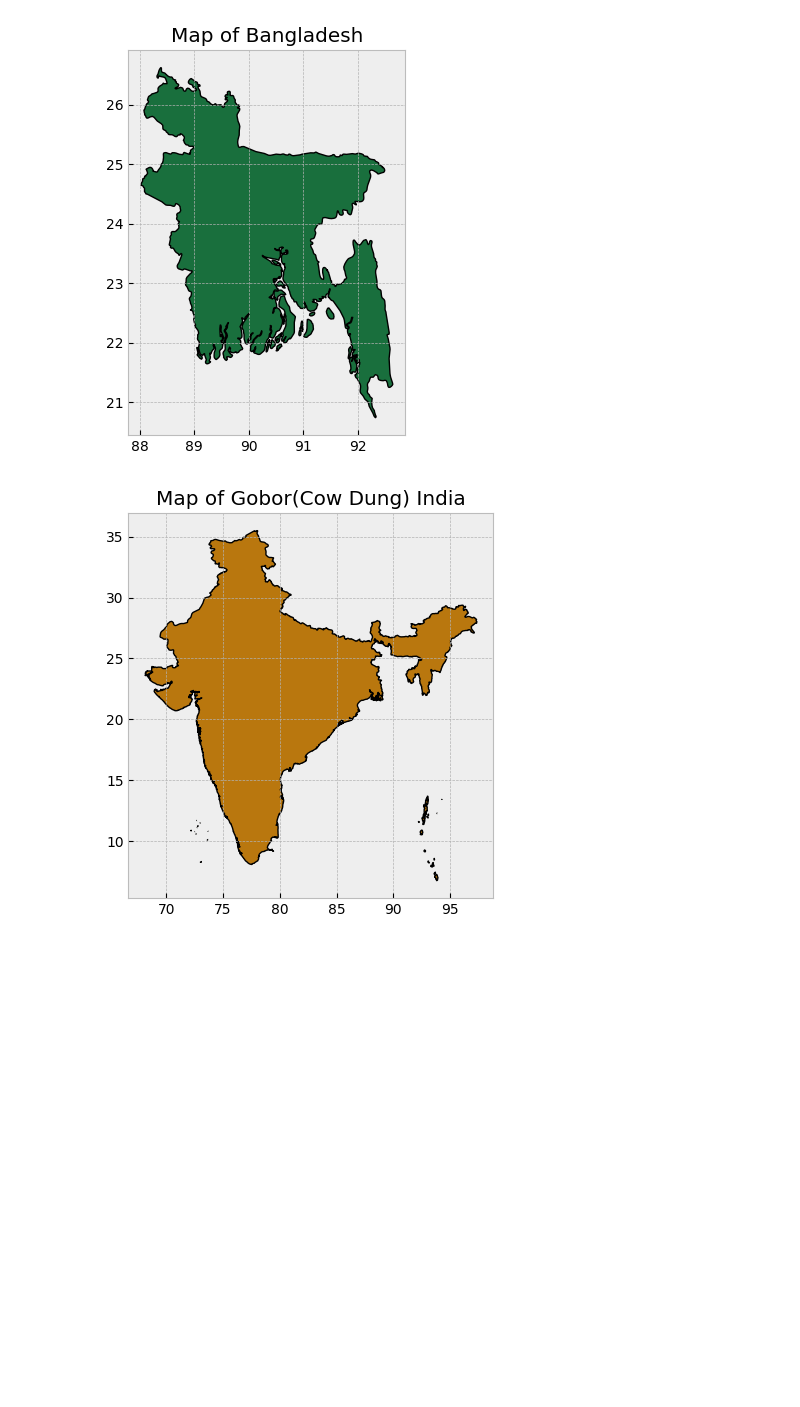
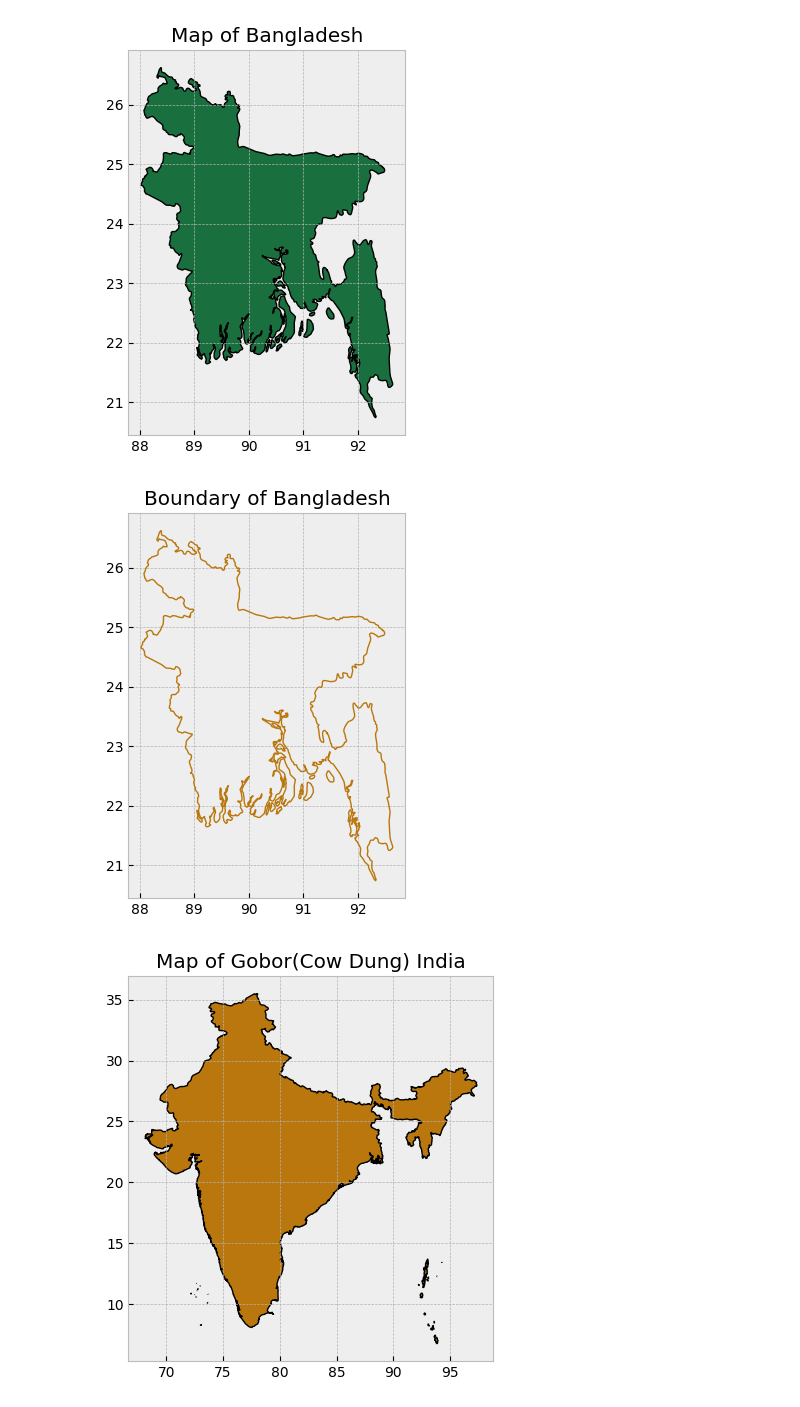
Before and after one commit to amomen1218/python-for-remote-sensing, a Jupyter notebook: attributes_vector_data.ipynb, the cells around one changed output. Saved outputs shown, nothing was run; the diff lists cells and outputs as text; code cells hidden in the pictures; blank space fills up the shorter version.

Commit message:
visualizing and indexing attribute of vector data

```diff
--- a/attributes_vector_data.ipynb
+++ b/attributes_vector_data.ipynb
@@ -35,6 +35,17 @@ plt.title(f'Map of {country_name}')
 plt.show()
 # %% [output]
 [figure]
+# %%
+import geopandas as pd
+import matplotlib.pyplot as plt
+world = pd.read_file('/content/world_countries')
+country_name = 'Bangladesh' #write a country name to get their boundary
+country = world[world['SOVEREIGNT'] == country_name]
+country.boundary.plot (figsize=(10,5), color='#b9770e', edgecolor='black', linewidth=1.0)
+plt.title('Boundary of Bangladesh')
+plt.show()
+# %% [output]
+[figure, added]
 # %%
 import geopandas as pd
 import matplotlib.pyplot as plt
```
